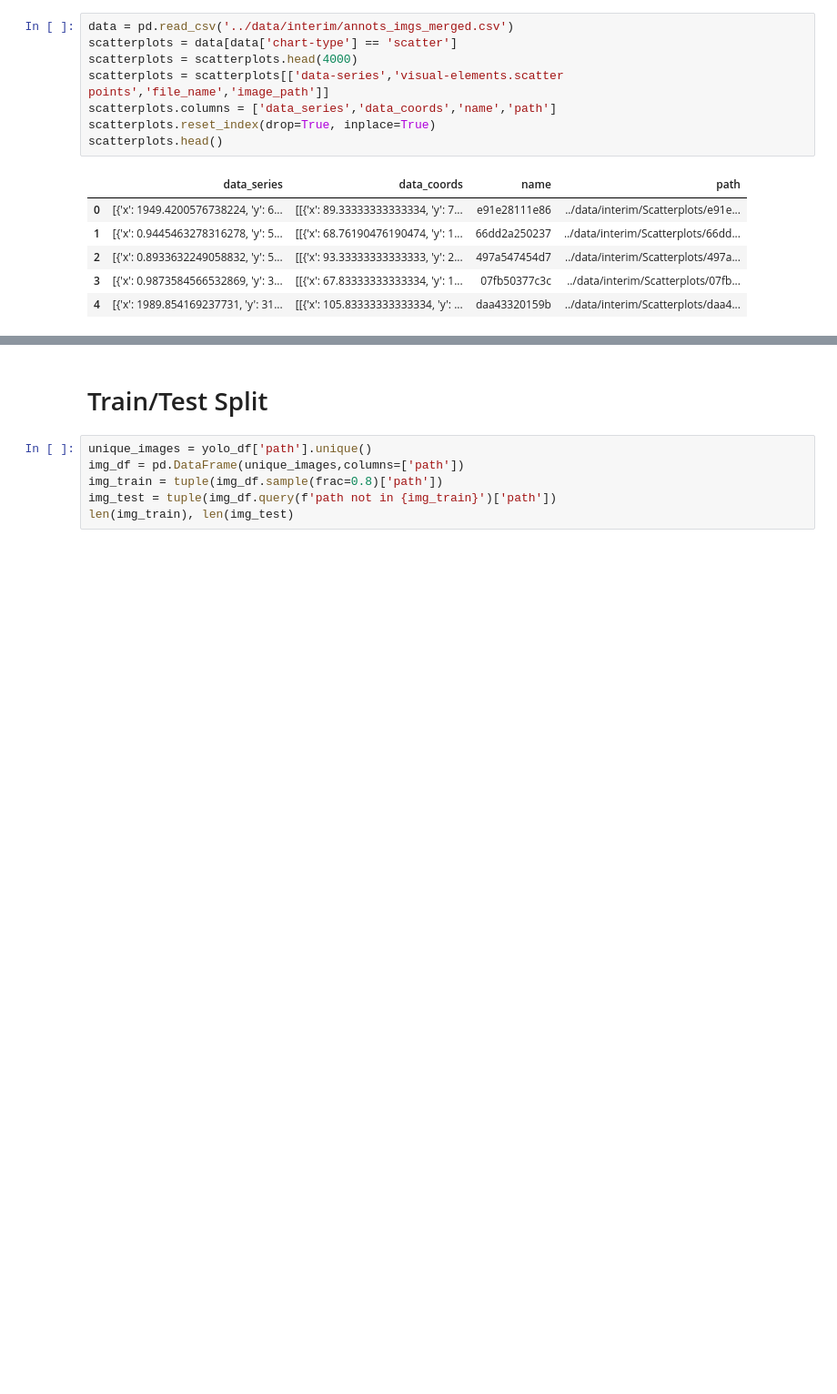
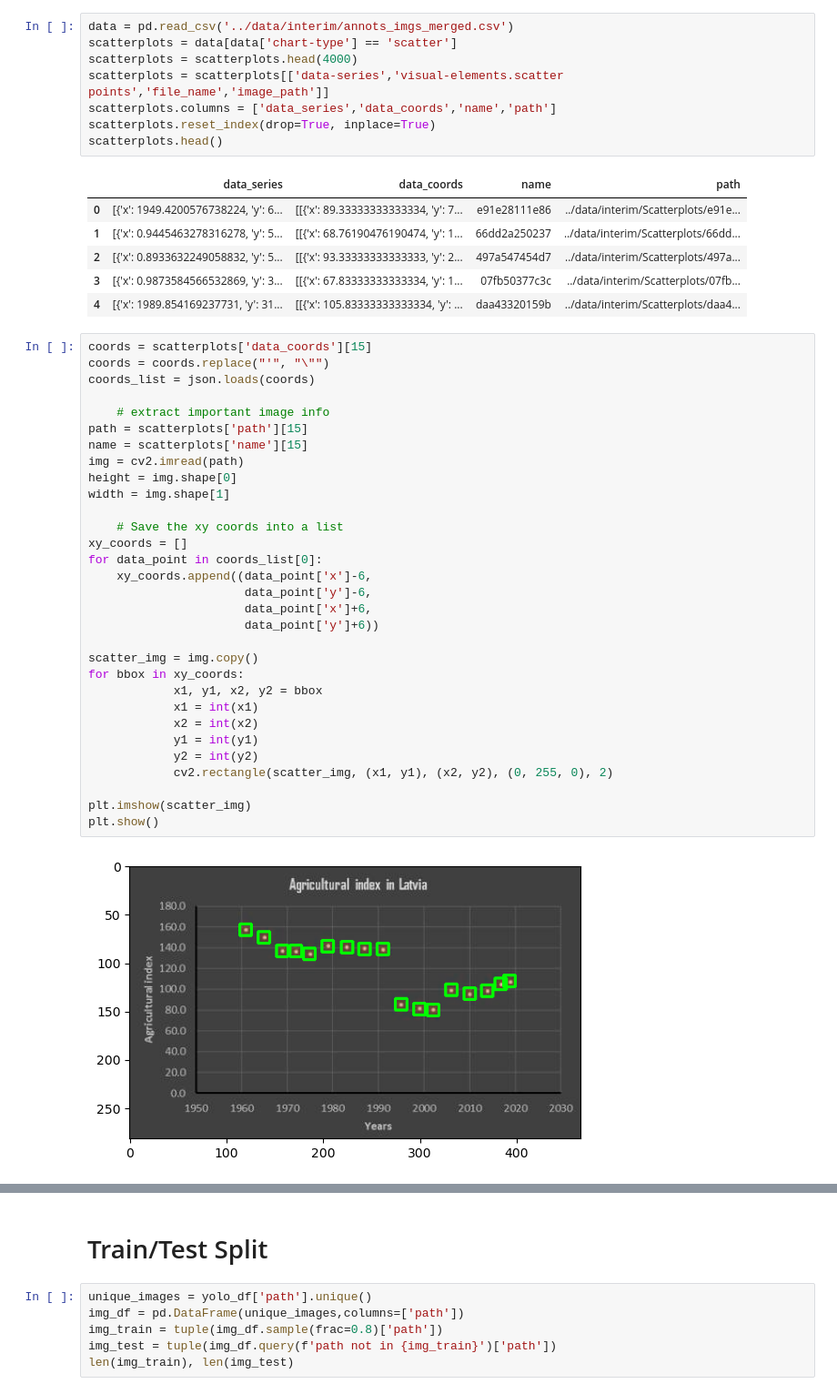
Before and after one commit to mmascarelli/graphs-capstone, a Jupyter notebook: notebooks/Scatterplots3-YOLOv8.ipynb, the cells around one changed output, grey strips where cells are left out. Shown at 91% size. Drawn from its saved outputs; the diff is of its cells as text; blank space fills up the shorter version.

```diff
--- a/notebooks/Scatterplots3-YOLOv8.ipynb
+++ b/notebooks/Scatterplots3-YOLOv8.ipynb
@@ -26,6 +26,39 @@ scatterplots.head()
 | 2 | [{'x': 0.8933632249058832, 'y': 5... | [[{'x': 93.33333333333333, 'y': 2... | 497a547454d7 | ../data/interim/Scatterplots/497a... |
 | 3 | [{'x': 0.9873584566532869, 'y': 3... | [[{'x': 67.83333333333334, 'y': 1... | 07fb50377c3c | ../data/interim/Scatterplots/07fb... |
 | 4 | [{'x': 1989.854169237731, 'y': 31... | [[{'x': 105.83333333333334, 'y': ... | daa43320159b | ../data/interim/Scatterplots/daa4... |
+# %%
+coords = scatterplots['data_coords'][15]
+coords = coords.replace("'", "\"")
+coords_list = json.loads(coords)
+
+    # extract important image info
+path = scatterplots['path'][15]
+name = scatterplots['name'][15]
+img = cv2.imread(path)
+height = img.shape[0]
+width = img.shape[1]
+
+    # Save the xy coords into a list
+xy_coords = []
+for data_point in coords_list[0]:
+    xy_coords.append((data_point['x']-6,
+                      data_point['y']-6,
+                      data_point['x']+6,
+                      data_point['y']+6))
+
+scatter_img = img.copy()
+for bbox in xy_coords:
+            x1, y1, x2, y2 = bbox
+            x1 = int(x1)
+            x2 = int(x2)
+            y1 = int(y1)
+            y2 = int(y2)
+            cv2.rectangle(scatter_img, (x1, y1), (x2, y2), (0, 255, 0), 2)
+
+plt.imshow(scatter_img)
+plt.show()
+# %% [output]
+[figure, added]
 # %%
 dataframes = []
 for i in range(len(scatterplots)):
```
Also changed, not shown: parts of 5 cells of this notebook, 10 other files.
